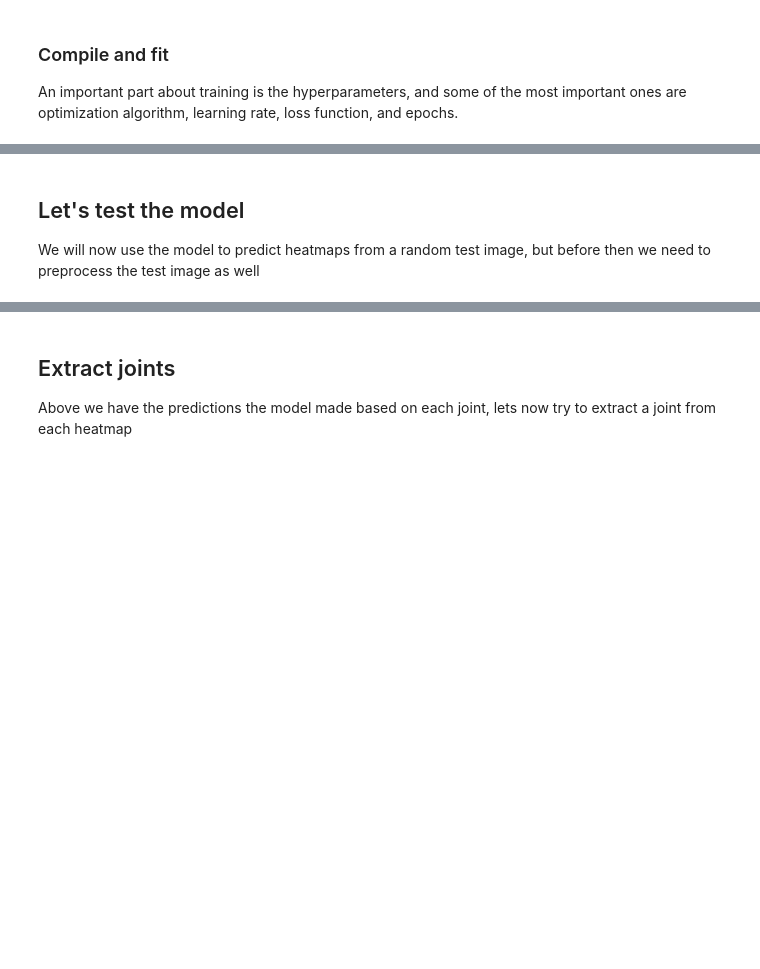
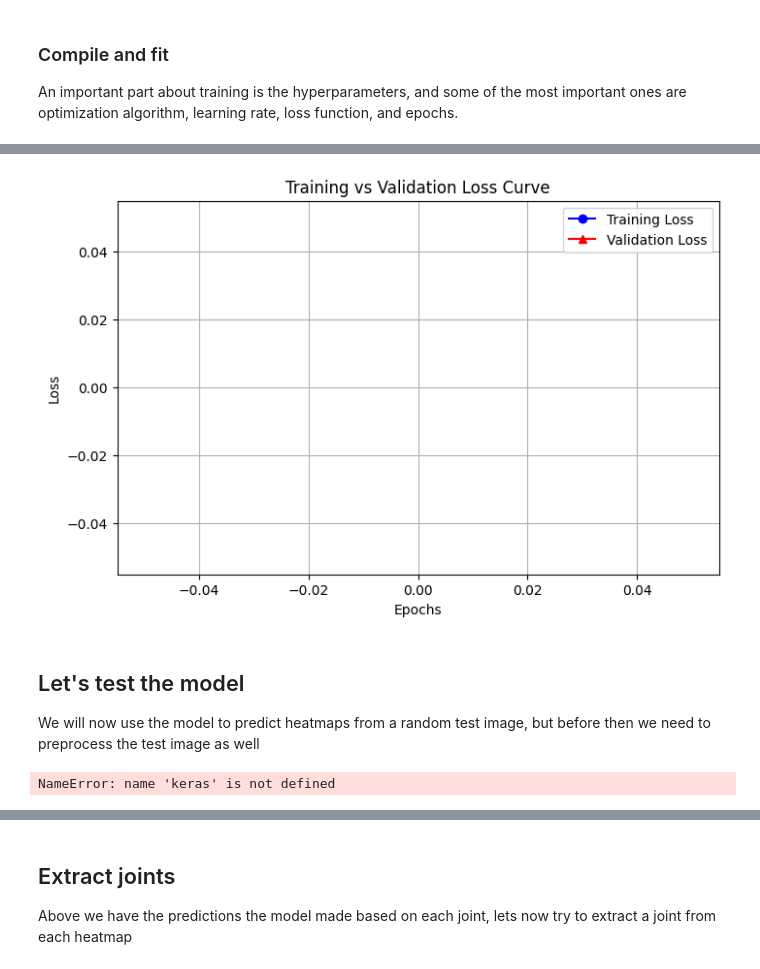
Before and after one commit to williamsaether/BikeFit, a Jupyter notebook: data/exploring.ipynb, the cells around one changed output, grey strips where cells are left out. Drawn from its saved outputs; the diff is of its cells as text; code cells hidden in the pictures; blank space fills up the shorter version.

```diff
--- a/data/exploring.ipynb
+++ b/data/exploring.ipynb
@@ -291,4 +291,4 @@ dataset = tf.data.Dataset.from_generator(
         tf.TensorSpec(shape=(128, 128, 3), dtype=tf.float16),
         tf.TensorSpec(shape=(128, 128, 16), dtype=tf.float16),
     )
-).shuffle(num_samples, seed=42).batch(16).prefetch(tf.data.AUTOTUNE)
+)
@@ -296,8 +299,8 @@ dataset = tf.data.Dataset.from_generator(
 train_ratio = 0.8
 train_size = int(num_samples * train_ratio)
 
-train_data = dataset.take(train_size)
-val_data = dataset.skip(train_size)
+train_data = dataset.take(train_size).shuffle(num_samples, seed=42).batch(16).prefetch(tf.data.AUTOTUNE)
+val_data = dataset.skip(train_size).batch(16).prefetch(tf.data.AUTOTUNE)
 print(f"Train samples: {train_size}, Validation samples: {num_samples - train_size}")
 # %% [output]
 Train samples: 15935, Validation samples: 3984
@@ -467,12 +471,12 @@ def build_pretrained_model(input_shape=(128,128,3), num_joints=16):
 ### Compile and fit
 An important part about training is the hyperparameters, and some of the most important ones are optimization algorithm, learning rate, loss function, and epochs.
 # %%
-model = build_heatmap_model()
+model = build_pretrained_model()
 
 model.compile(
-    optimizer=keras.optimizers.Adam(learning_rate=1e-5),
-    loss=tf.keras.losses.Huber(),
-    metrics=["mae"])
+    optimizer=keras.optimizers.Adam(learning_rate=1e-4),
+    loss='mse',
+)
 
 model.summary()
 # %% [output]
@@ -495,11 +499,13 @@ Non-trainable params: 4,992
 __________________________________________________________________________________________________
 # %%
-model.fit(
+history = model.fit(
     train_data,
     validation_data=val_data,
-    epochs=100,
+    epochs=1,
     callbacks=[
-        EarlyStopping(monitor='loss', patience=5, restore_best_weights=True),
+        EarlyStopping(monitor='val_loss', patience=10, restore_best_weights=True, verbose=1),
+        ModelCheckpoint("best-resnet-model_before-data-aug.h5", monitor="val_loss", save_best_only=True),
+        ReduceLROnPlateau(monitor='val_loss', factor=0.5, patience=5, min_lr=1e-6, verbose=1),
     ]
 )
 # %% [output]
@@ -527,9 +522,28 @@ model.save('model_heatmap_t1_lr1e5-huber-mae_e100-train-val-early_dilation-rate2
+# %%
+train_loss = history.history['loss']
+val_loss = history.history['val_loss']
+epochs = range(1, len(train_loss) + 1)
+
+# Plot
+plt.figure(figsize=(8, 5))
+plt.plot(epochs, train_loss, 'bo-', label='Training Loss')  # 'bo-' makes blue dots & line
+plt.plot(epochs, val_loss, 'r^-', label='Validation Loss')  # 'r^-' makes red triangles & line
+plt.xlabel('Epochs')
+plt.ylabel('Loss')
+plt.title('Training vs Validation Loss Curve')
+plt.legend()
+plt.grid()
+plt.show()
+# %% [output]
+[figure, added]
 # %% [markdown]
 ## Let's test the model
 We will now use the model to predict heatmaps from a random test image, but before then we need to preprocess the test image as well
 # %%
 # Optional, load the model from storage
-model = tf.keras.models.load_model('model_latest.keras')
+model = keras.models.load_model('model_heatmap_data-aug.keras')
+# %% [output]
+NameError: name 'keras' is not defined
 # %%
 data = json.load(open(os.path.join(mpii_folder,'data.json')))
 joints_list = json.load(open(os.path.join(mpii_folder,'joints.json')))
```
Also changed, not shown: parts of 21 cells of this notebook.
